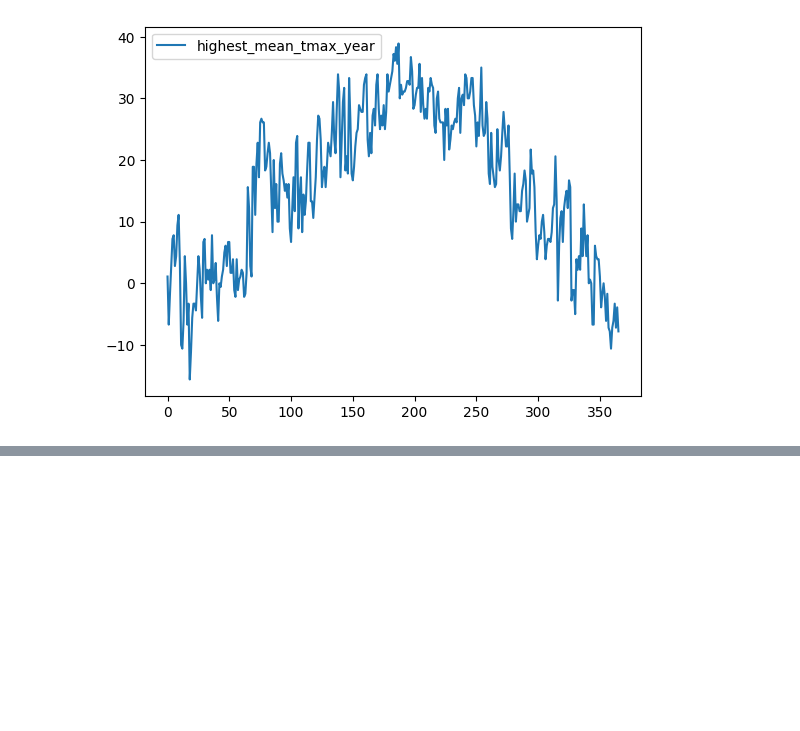
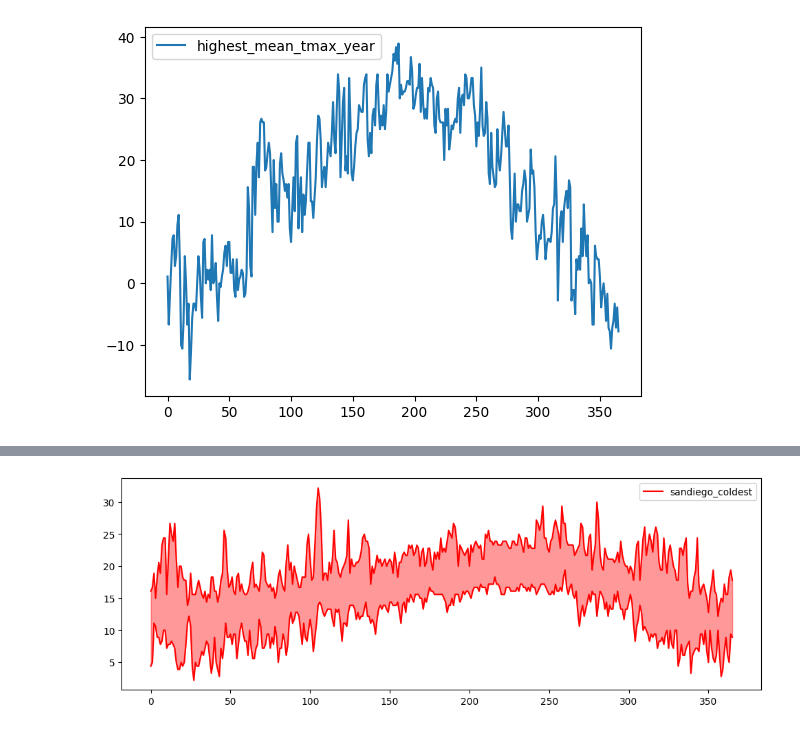
Before and after one commit to bagoferasers/project2_datascience, a Jupyter notebook: project2_nib667.ipynb, the cells around one changed output, grey strips where cells are left out. Saved outputs shown, nothing was run; the diff lists cells and outputs as text; code cells hidden in the pictures; blank space fills up the shorter version.

Commit message:
almost done with task 4
wrapping up

```diff
--- a/project2_nib667.ipynb
+++ b/project2_nib667.ipynb
@@ -176,0 +262,6 @@ filename = 'USW00023188.dly'
+# %%
+# TASK 4
+minneapolis_filename = 'weather/USW00014922.dly'
+sandiego_filename = 'weather/USW00023188.dly'
+tmax_obs = 'TMAX'
+tmin_obs = 'TMIN'
@@ -176,0 +304,5 @@ filename = 'USW00023188.dly'
+# %%
+minneapolis_tmax_series = getobs(minneapolis_filename, tmax_obs)
+minneapolis_tmin_series = getobs(minneapolis_filename, tmin_obs)
+sandiego_tmax_series = getobs(sandiego_filename, tmax_obs)
+sandiego_tmin_series = getobs(sandiego_filename, tmin_obs)
@@ -176,0 +323,18 @@ filename = 'USW00023188.dly'
+# %%
+sandiego_max = {}
+sandiego_min = {}
+sandiego_tmax_selected = selectyear(sandiego_tmax_series, 1948)
+sandiego_tmin_selected = selectyear(sandiego_tmin_series, 1948)
+for day in tmax_selected:
+    sandiego_max[day] = np.argmax(sandiego_tmax_selected)
+for day in tmin_selected:
+    sandiego_min[day] = np.argmin(sandiego_tmin_selected)
+# %%
+plt.figure(figsize=(12,4))
+plt.plot(sandiego_tmax_selected, label="sandiego_coldest",color="red")
+plt.plot(sandiego_tmin_selected, color="red")
+plt.fill_between(range(0,366),sandiego_tmax_selected,sandiego_tmin_selected,color="red",alpha=0.4)
+plt.legend(loc='best')
+plt.show()
+# %% [output]
+[figure, added]
```
Also changed, not shown: parts of 18 cells of this notebook.
